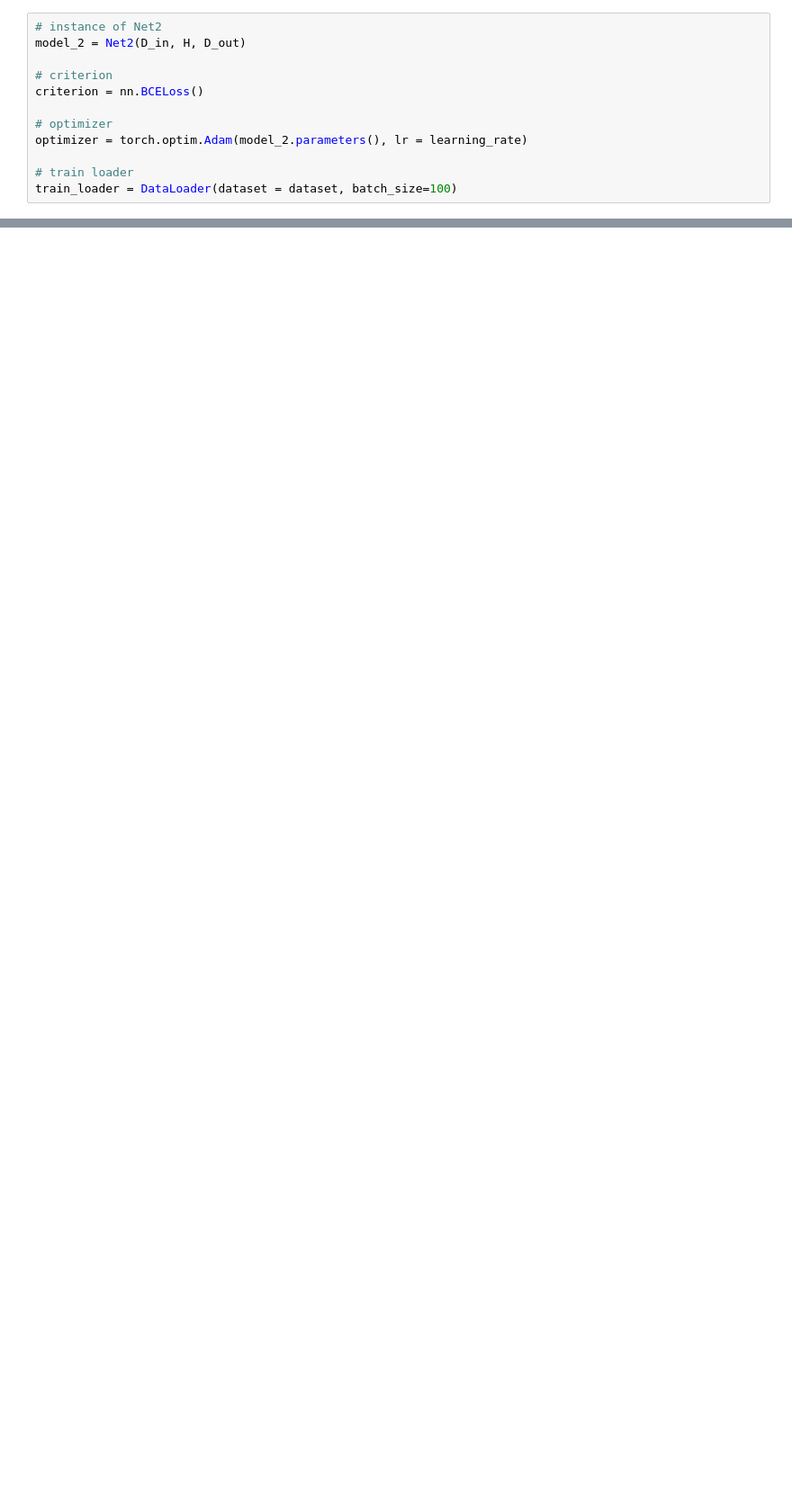
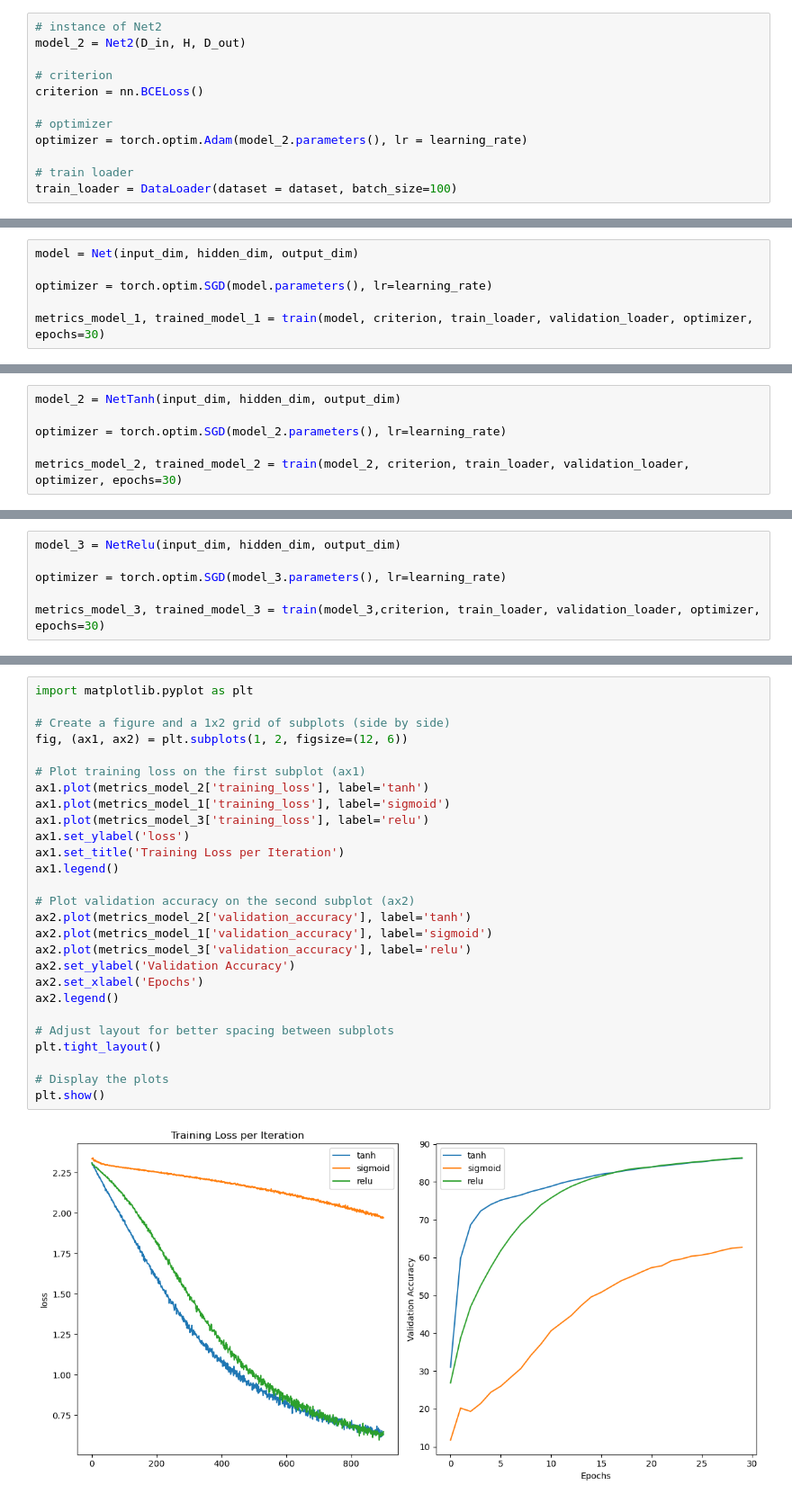
Before and after one commit to MNGARCIA085/AI-Frameworks-Learning, a Jupyter notebook: PyTorch/4. Neural Networks/Neural Networks.ipynb, the cells around one changed output, grey strips where cells are left out. Shown at 90% size. Saved outputs shown, nothing was run; the diff lists cells and outputs as text; blank space fills up the shorter version.

```diff
--- a/PyTorch/4. Neural Networks/Neural Networks.ipynb
+++ b/PyTorch/4. Neural Networks/Neural Networks.ipynb
@@ -611,0 +1068,6 @@ cost, trained_model_2 = train(dataset, model_2 , criterion, train_loader, optimi
+# %%
+model = Net(input_dim, hidden_dim, output_dim)
+
+optimizer = torch.optim.SGD(model.parameters(), lr=learning_rate)
+
+metrics_model_1, trained_model_1 = train(model, criterion, train_loader, validation_loader, optimizer, epochs=30)
@@ -611,0 +1076,6 @@ cost, trained_model_2 = train(dataset, model_2 , criterion, train_loader, optimi
+# %%
+model_2 = NetTanh(input_dim, hidden_dim, output_dim)
+
+optimizer = torch.optim.SGD(model_2.parameters(), lr=learning_rate)
+
+metrics_model_2, trained_model_2 = train(model_2, criterion, train_loader, validation_loader, optimizer, epochs=30)
@@ -611,0 +1084,6 @@ cost, trained_model_2 = train(dataset, model_2 , criterion, train_loader, optimi
+# %%
+model_3 = NetRelu(input_dim, hidden_dim, output_dim)
+
+optimizer = torch.optim.SGD(model_3.parameters(), lr=learning_rate)
+
+metrics_model_3, trained_model_3 = train(model_3,criterion, train_loader, validation_loader, optimizer, epochs=30)
@@ -611,0 +1093,29 @@ cost, trained_model_2 = train(dataset, model_2 , criterion, train_loader, optimi
+# %%
+import matplotlib.pyplot as plt
+
+# Create a figure and a 1x2 grid of subplots (side by side)
+fig, (ax1, ax2) = plt.subplots(1, 2, figsize=(12, 6))
+
+# Plot training loss on the first subplot (ax1)
+ax1.plot(metrics_model_2['training_loss'], label='tanh')
+ax1.plot(metrics_model_1['training_loss'], label='sigmoid')
+ax1.plot(metrics_model_3['training_loss'], label='relu')
+ax1.set_ylabel('loss')
+ax1.set_title('Training Loss per Iteration')
+ax1.legend()
+
+# Plot validation accuracy on the second subplot (ax2)
+ax2.plot(metrics_model_2['validation_accuracy'], label='tanh')
+ax2.plot(metrics_model_1['validation_accuracy'], label='sigmoid')
+ax2.plot(metrics_model_3['validation_accuracy'], label='relu')
+ax2.set_ylabel('Validation Accuracy')
+ax2.set_xlabel('Epochs')
+ax2.legend()
+
+# Adjust layout for better spacing between subplots
+plt.tight_layout()
+
+# Display the plots
+plt.show()
+# %% [output]
+[figure, added]
```
Also changed, not shown: parts of 38 cells of this notebook, 10 other files.
